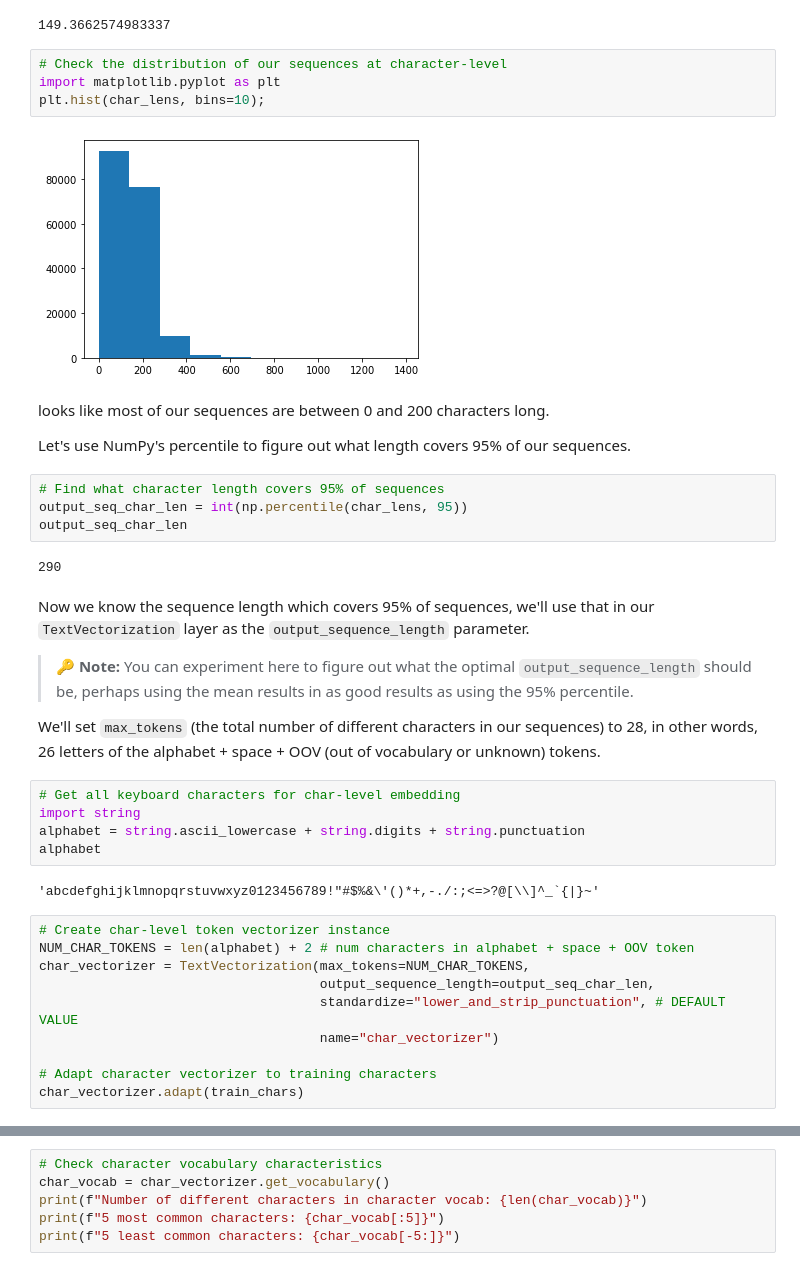
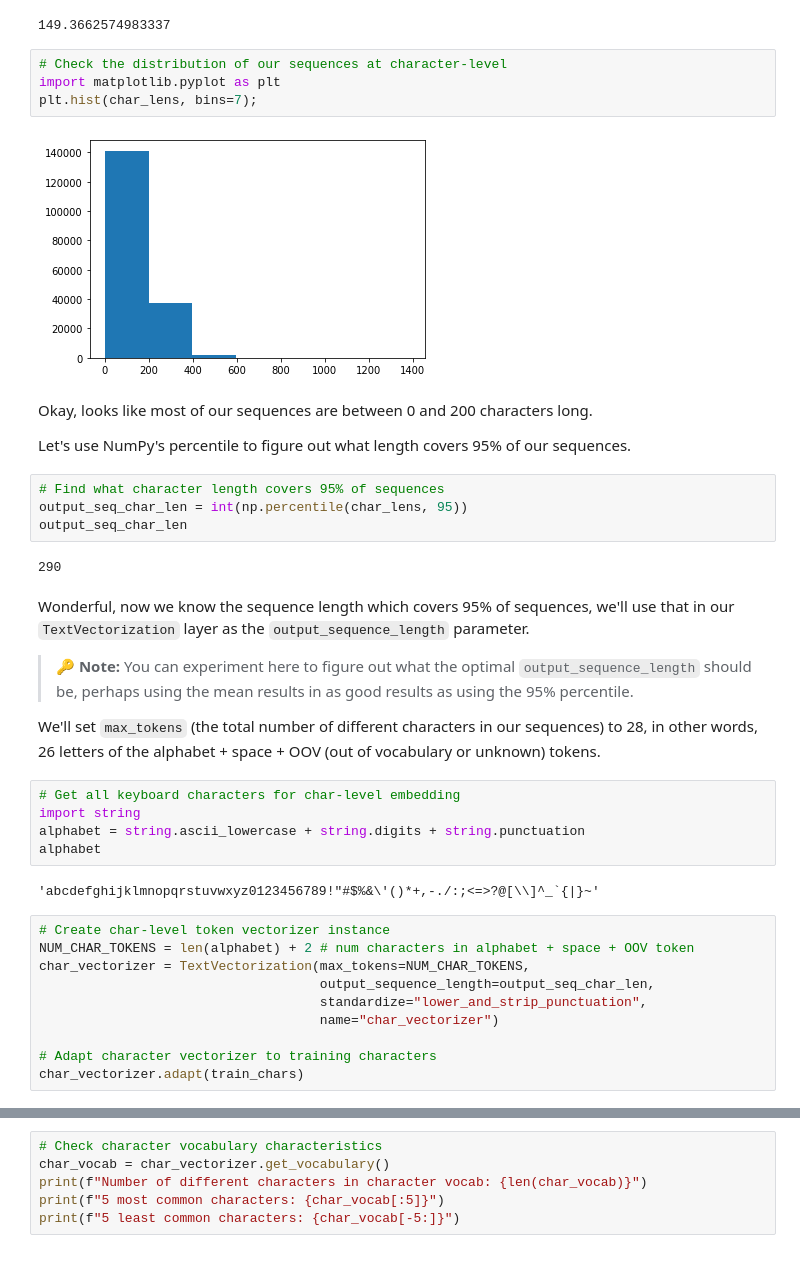
Before and after one commit to Nikitaion/TensorFlowLearning, a Jupyter notebook: 09_SkimLit_nlp_milestone_project_2.ipynb, the cells around one changed output, grey strips where cells are left out. Drawn from its saved outputs; the diff is of its cells as text.

```diff
--- a/09_SkimLit_nlp_milestone_project_2.ipynb
+++ b/09_SkimLit_nlp_milestone_project_2.ipynb
@@ -1202,11 +1161,11 @@ mean_char_len
 # %%
 # Check the distribution of our sequences at character-level
 import matplotlib.pyplot as plt
-plt.hist(char_lens, bins=10);
+plt.hist(char_lens, bins=7);
 # %% [output]
-[figure, old version]
+[figure, new version]
 # %% [markdown]
-looks like most of our sequences are between 0 and 200 characters long.
+Okay, looks like most of our sequences are between 0 and 200 characters long.
 
 Let's use NumPy's percentile to figure out what length covers 95% of our sequences.
 # %%
@@ -1216,7 +1175,7 @@ output_seq_char_len
 # %% [output]
 290
 # %% [markdown]
-Now we know the sequence length which covers 95% of sequences, we'll use that in our `TextVectorization` layer as the `output_sequence_length` parameter.
+Wonderful, now we know the sequence length which covers 95% of sequences, we'll use that in our `TextVectorization` layer as the `output_sequence_length` parameter.
 
 > 🔑 **Note:** You can experiment here to figure out what the optimal `output_sequence_length` should be, perhaps using the mean results in as good results as using the 95% percentile.
 
@@ -1233,7 +1192,7 @@ alphabet
 NUM_CHAR_TOKENS = len(alphabet) + 2 # num characters in alphabet + space + OOV token
 char_vectorizer = TextVectorization(max_tokens=NUM_CHAR_TOKENS,
                                     output_sequence_length=output_seq_char_len,
-                                    standardize="lower_and_strip_punctuation", # DEFAULT VALUE
+                                    standardize="lower_and_strip_punctuation",
                                     name="char_vectorizer")
 
 # Adapt character vectorizer to training characters
```
Also changed, not shown: parts of 175 cells of this notebook.
